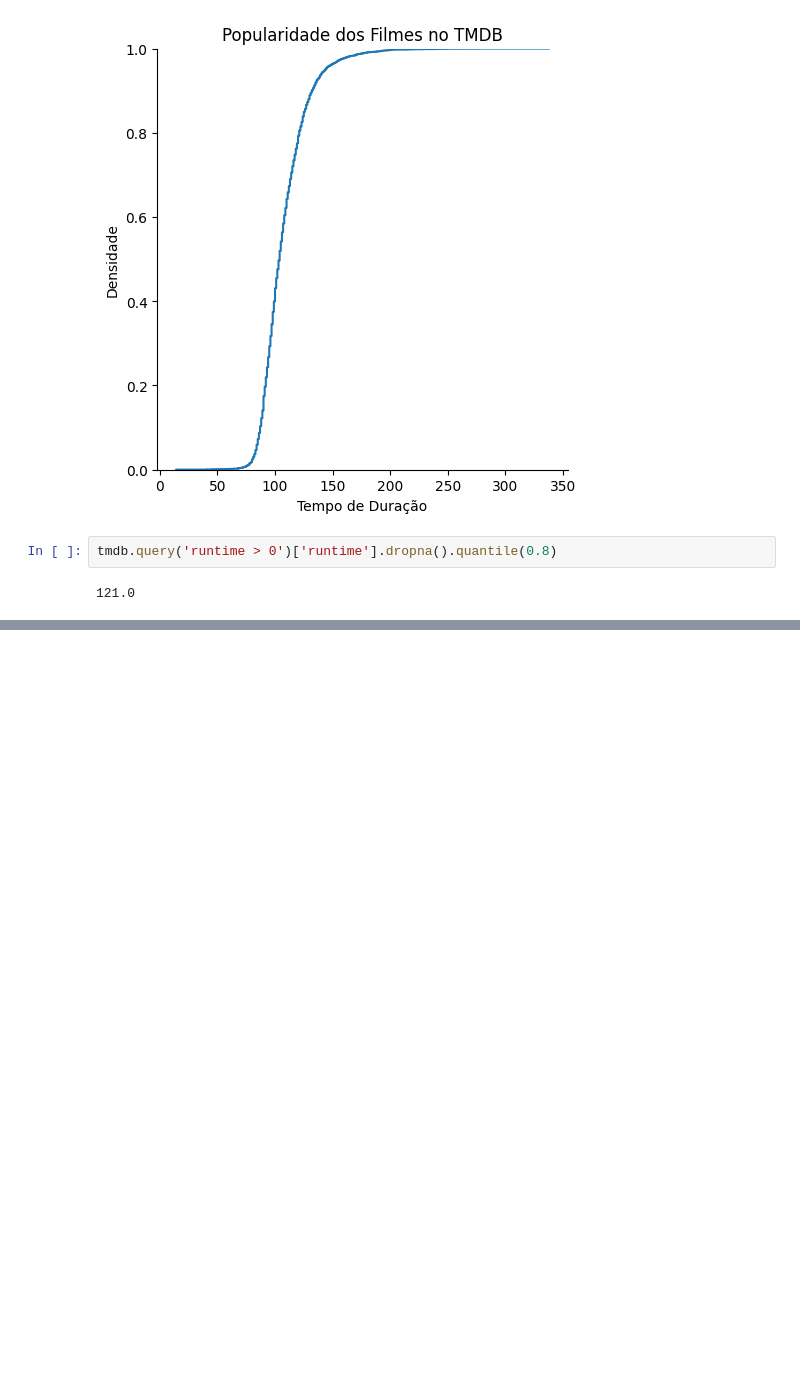
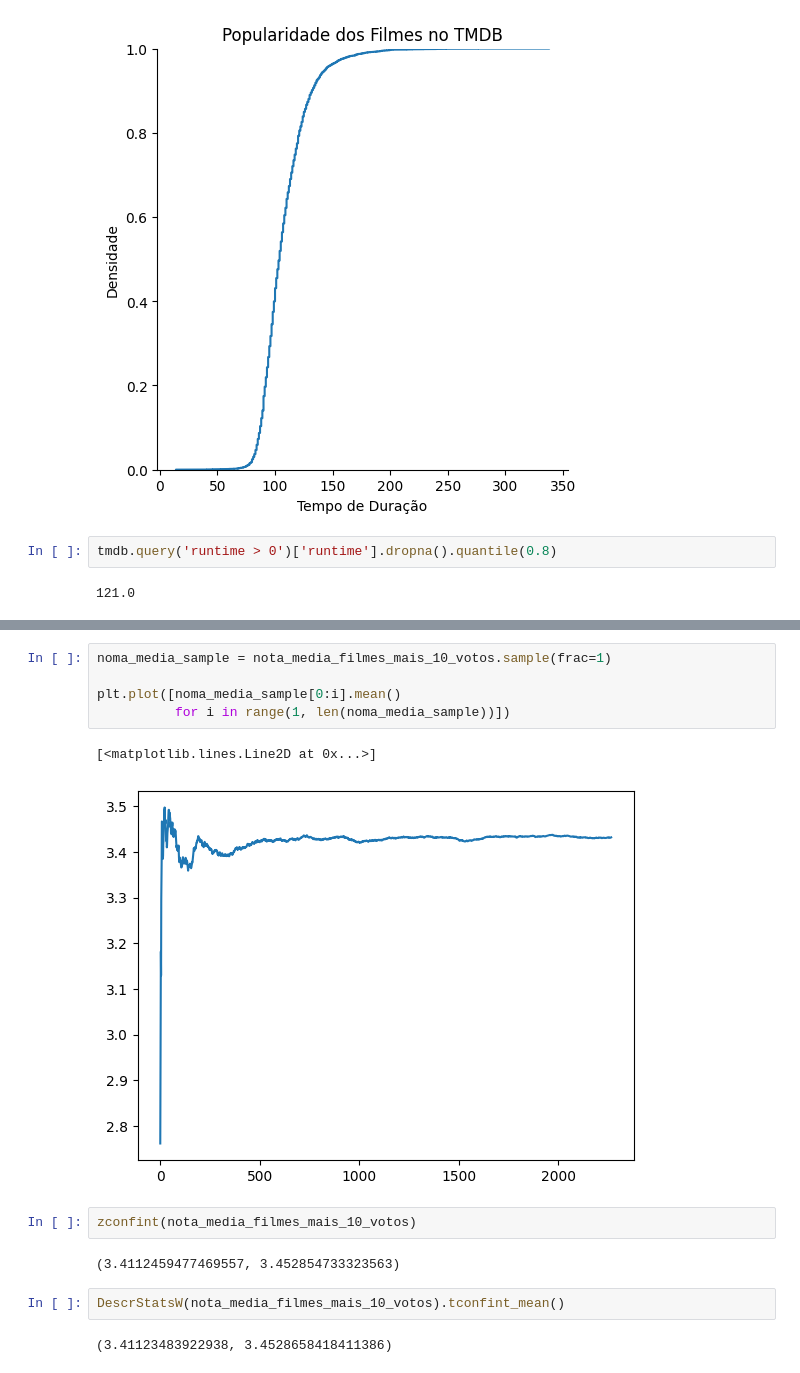
Before and after one commit to edupmon/alura, a Jupyter notebook: data-science/testes-estatisticos-python/introducao-testes.ipynb, the cells around one changed output, grey strips where cells are left out. Drawn from its saved outputs; the diff is of its cells as text; blank space fills up the shorter version.

```diff
--- a/data-science/testes-estatisticos-python/introducao-testes.ipynb
+++ b/data-science/testes-estatisticos-python/introducao-testes.ipynb
@@ -235,0 +255,16 @@ tmdb.query('runtime > 0')['runtime'].dropna().quantile(0.8)
+# %%
+noma_media_sample = nota_media_filmes_mais_10_votos.sample(frac=1)
+
+plt.plot([noma_media_sample[0:i].mean()
+          for i in range(1, len(noma_media_sample))])
+# %% [output]
+[<matplotlib.lines.Line2D at 0x...>]
+[figure, added]
+# %%
+zconfint(nota_media_filmes_mais_10_votos)
+# %% [output]
+(3.4112459477469557, 3.452854733323563)
+# %%
+DescrStatsW(nota_media_filmes_mais_10_votos).tconfint_mean()
+# %% [output]
+(3.41123483922938, 3.4528658418411386)
```
Also changed, not shown: parts of 7 cells of this notebook.
